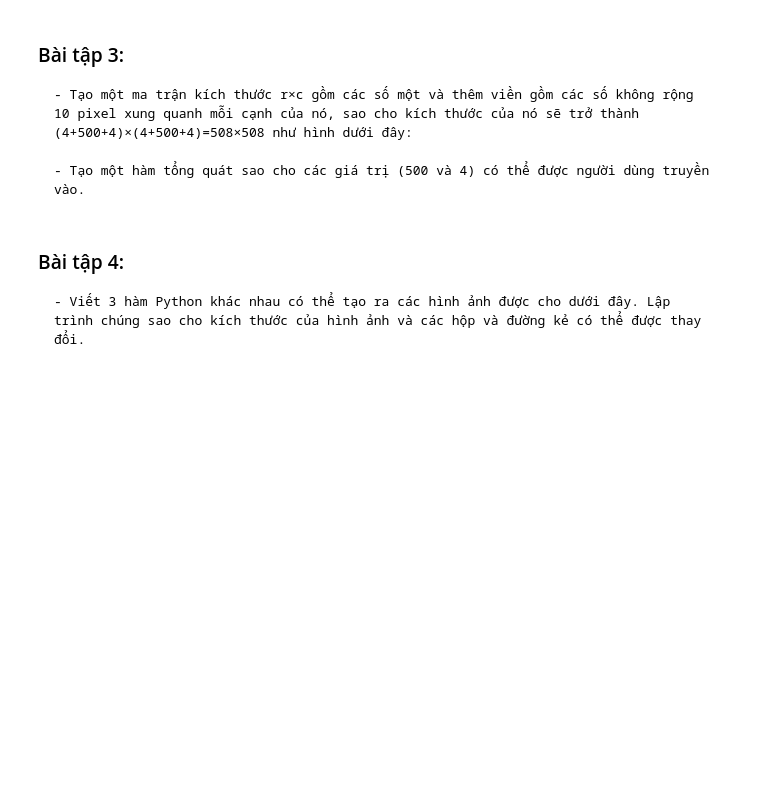
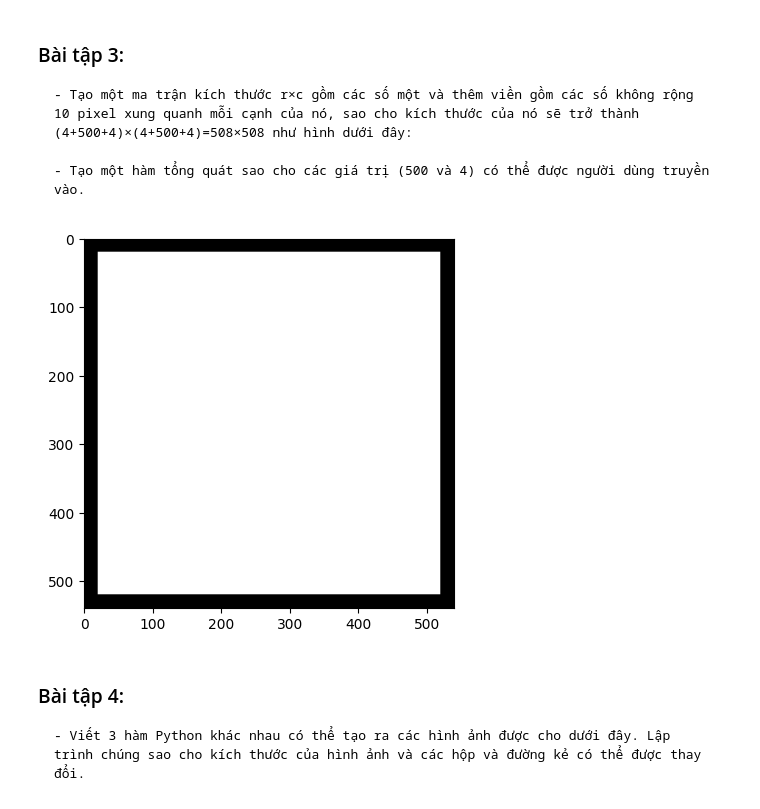
Before and after one commit to KyTranDE/Image-Proccessing, a Jupyter notebook: Practice_week2/lab2.ipynb, the cells around one changed output. Saved outputs shown, nothing was run; the diff lists cells and outputs as text; code cells hidden in the pictures; blank space fills up the shorter version.

```diff
--- a/Practice_week2/lab2.ipynb
+++ b/Practice_week2/lab2.ipynb
@@ -82,6 +87,16 @@ plt.imshow(img_x, cmap='gray')
     - Tạo một ma trận kích thước r×c gồm các số một và thêm viền gồm các số không rộng 10 pixel xung quanh mỗi cạnh của nó, sao cho kích thước của nó sẽ trở thành (4+500+4)×(4+500+4)=508×508 như hình dưới đây:
 
     - Tạo một hàm tổng quát sao cho các giá trị (500 và 4) có thể được người dùng truyền vào.
+# %%
+def lab3(matrix_size,pad_size):
+    matrix = np.ones((matrix_size,matrix_size), np.uint8)
+    padded_matrix = np.pad(matrix, pad_size, mode='constant', constant_values=0)
+
+
+    plt.imshow(padded_matrix, cmap='gray')
+lab3(500,20)
+# %% [output]
+[figure, added]
 # %% [markdown]
 ### Bài tập 4:
 
```
Also changed, not shown: parts of 8 cells of this notebook.
